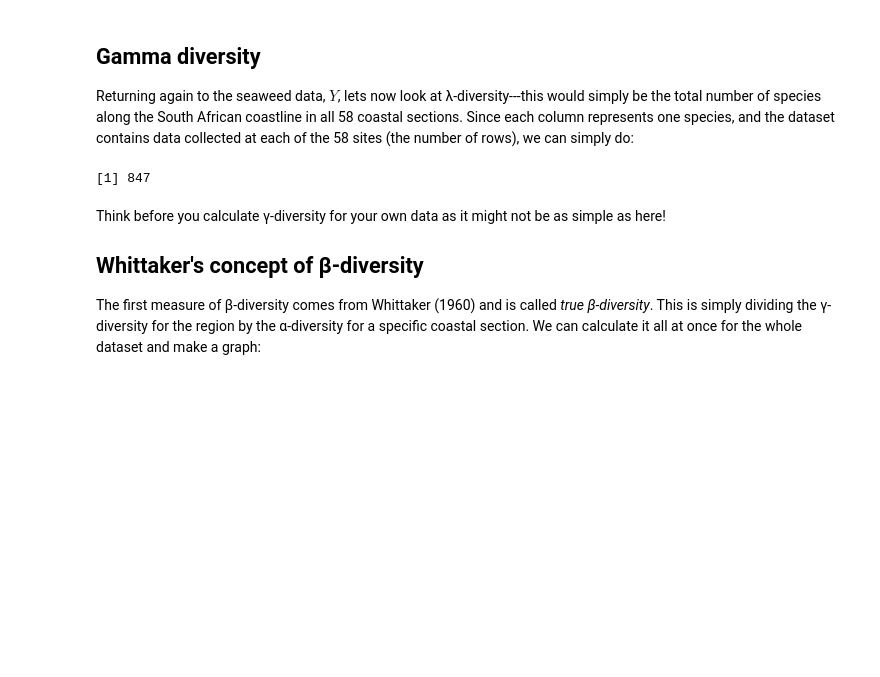
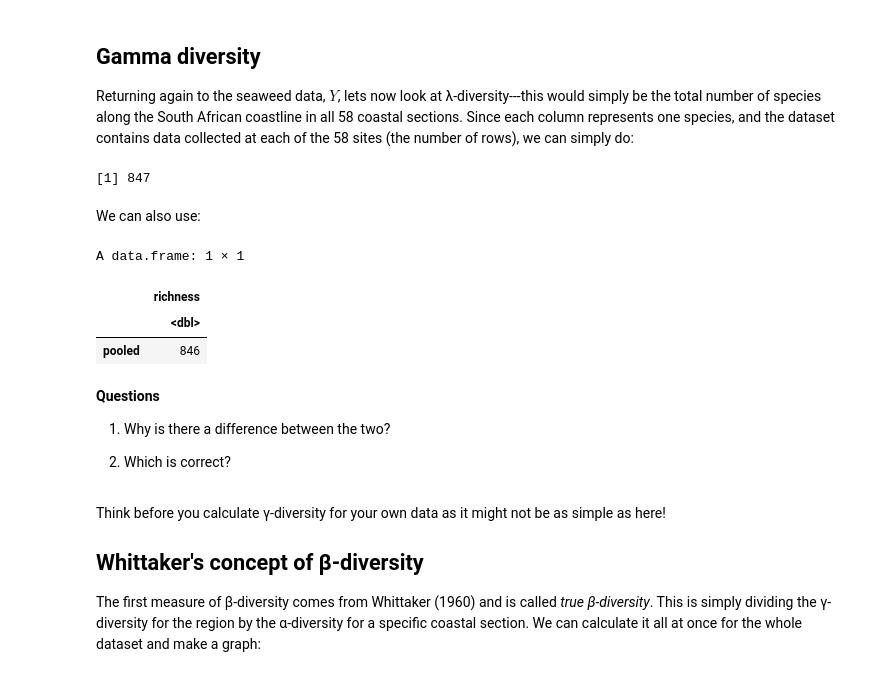
Before and after one commit to ajsmit/Quantitative_Ecology, a Jupyter notebook: jupyter_lab/Beta-diversity.ipynb, the cells around one changed output. Saved outputs shown, nothing was run; the diff lists cells and outputs as text; code cells hidden in the pictures; blank space fills up the shorter version.

```diff
--- a/jupyter_lab/Beta-diversity.ipynb
+++ b/jupyter_lab/Beta-diversity.ipynb
@@ -230,6 +234,21 @@ Returning again to the seaweed data, $Y$, lets now look at λ-diversity---this w
 ncol(spp)
 # %% [output]
 [1] 847
+# %% [markdown]
+We can also use:
+# %%
+diversityresult(spp, index = 'richness', method = 'pooled')
+# %% [output]
+A data.frame: 1 × 1
+|  | richness |
+|  | <dbl> |
+| pooled | 846 |
+# %% [markdown]
+**Questions**
+
+1. Why is there a difference between the two?
+
+2. Which is correct?
 # %% [markdown]
 Think before you calculate γ-diversity for your own data as it might not be as simple as here!
 
```
Also changed, not shown: parts of 2 cells of this notebook, 3 other files.
